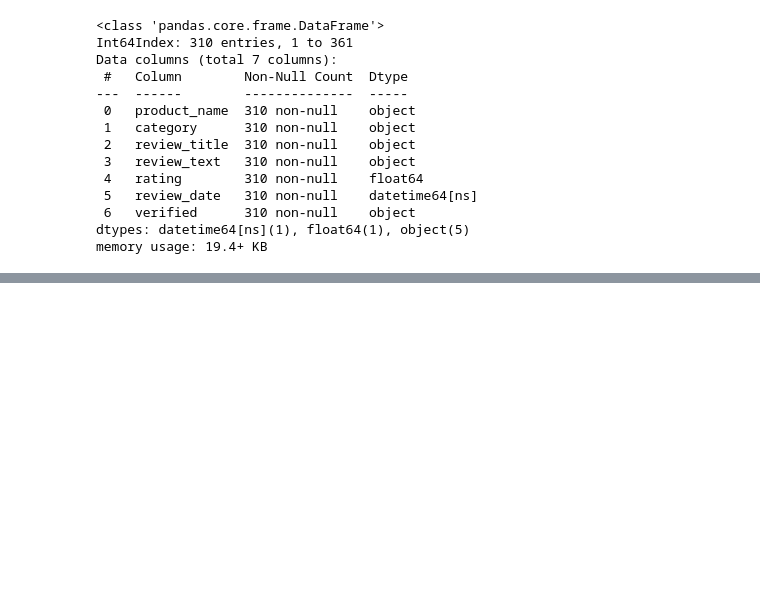
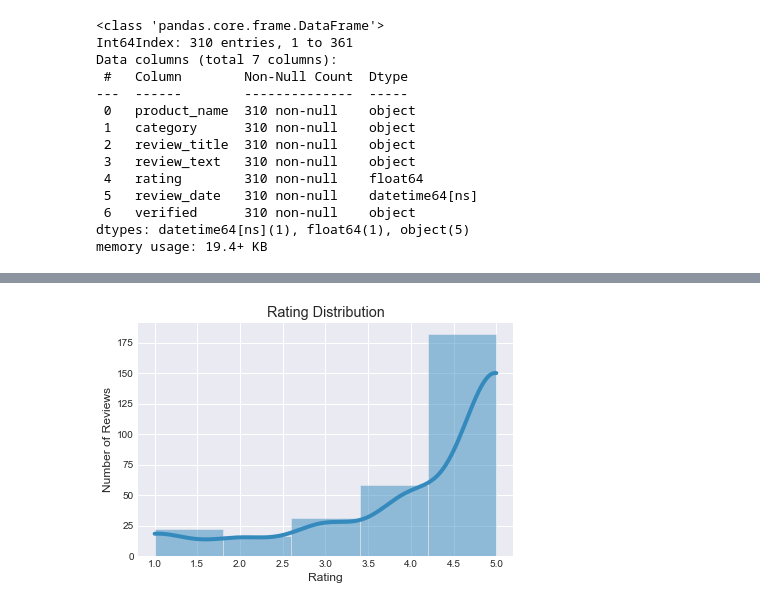
Before and after one commit to Assesa44/Kenya-Ecommerce-Reviews, a Jupyter notebook: Notebooks/analysis.ipynb, the cells around one changed output, grey strips where cells are left out. Cells and saved outputs as stored; diff of their text form; code cells hidden in the pictures; blank space fills up the shorter version.

```diff
--- a/Notebooks/analysis.ipynb
+++ b/Notebooks/analysis.ipynb
@@ -275,0 +292,13 @@ reviews.head()
+# %%
+# set style
+plt.style.use('seaborn-darkgrid')
+
+# Plot rating distribution.
+plt.figure(figsize=(6,4))
+sns.histplot(reviews['rating'], bins= 5, kde= True)
+plt.title('Rating Distribution')
+plt.xlabel('Rating')
+plt.ylabel('Number of Reviews')
+plt.show()
+# %% [output]
+[figure, added]
```
Also changed, not shown: parts of 23 cells of this notebook.
